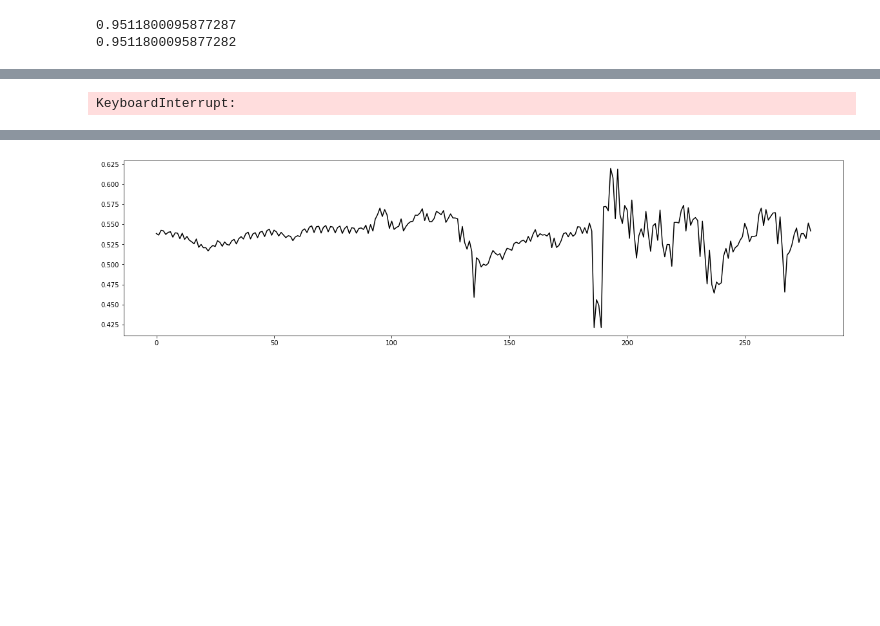
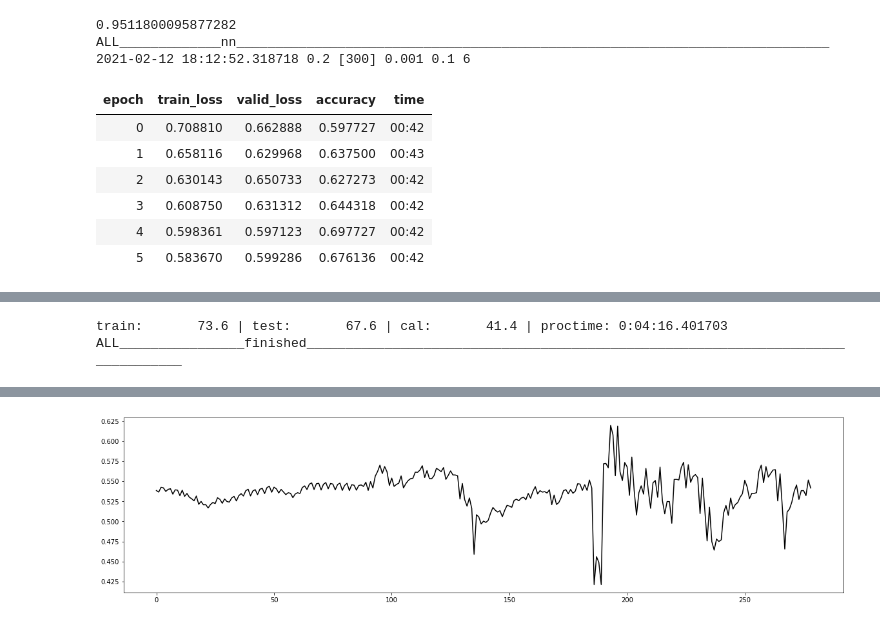
Before and after one commit to ai357060/flower, a Jupyter notebook: wm/model tester4.ipynb, the cells around one changed output, grey strips where cells are left out. Saved outputs shown, nothing was run; the diff lists cells and outputs as text; code cells hidden in the pictures; blank space fills up the shorter version.

```diff
--- a/wm/model tester4.ipynb
+++ b/wm/model tester4.ipynb
@@ -31,10 +31,18 @@ if cwd[0:2] != "C:":
 # %%
 import model_hyper
 import importlib
 importlib.reload(model_hyper)
 from model_hyper import *
 
-masterframe, model = runhypermodel('v10b','all',[0],[['svc']],testone=False,has_y=False,testsize=0.25)
+orygframe,masterframe, model = runhypermodel('v16c','all',[0],[['nn']],testone=True,has_y=False,testsize=0.25)
 # %% [output]
-0.9511800095877287
 0.9511800095877282
+ALL_____________nn____________________________________________________________________________
+2021-02-12 18:12:52.318718 0.2 [300] 0.001 0.1 6
+| epoch | train_loss | valid_loss | accuracy | time |
+| 0 | 0.708810 | 0.662888 | 0.597727 | 00:42 |
+| 1 | 0.658116 | 0.629968 | 0.637500 | 00:43 |
+| 2 | 0.630143 | 0.650733 | 0.627273 | 00:42 |
+| 3 | 0.608750 | 0.631312 | 0.644318 | 00:42 |
+| 4 | 0.598361 | 0.597123 | 0.697727 | 00:42 |
+| 5 | 0.583670 | 0.599286 | 0.676136 | 00:42 |
@@ -41,4 +51,5 @@ masterframe, model = runhypermodel('v10b','all',[0],[['svc']],testone=False,has_
-KeyboardInterrupt:
+train:       73.6 | test:       67.6 | cal:       41.4 | proctime: 0:04:16.401703
+ALL________________finished________________________________________________________________________________
 # %%
 oo=masterframe.copy()
 # %%
```
Also changed, not shown: parts of 8 cells of this notebook, 6 other files.
